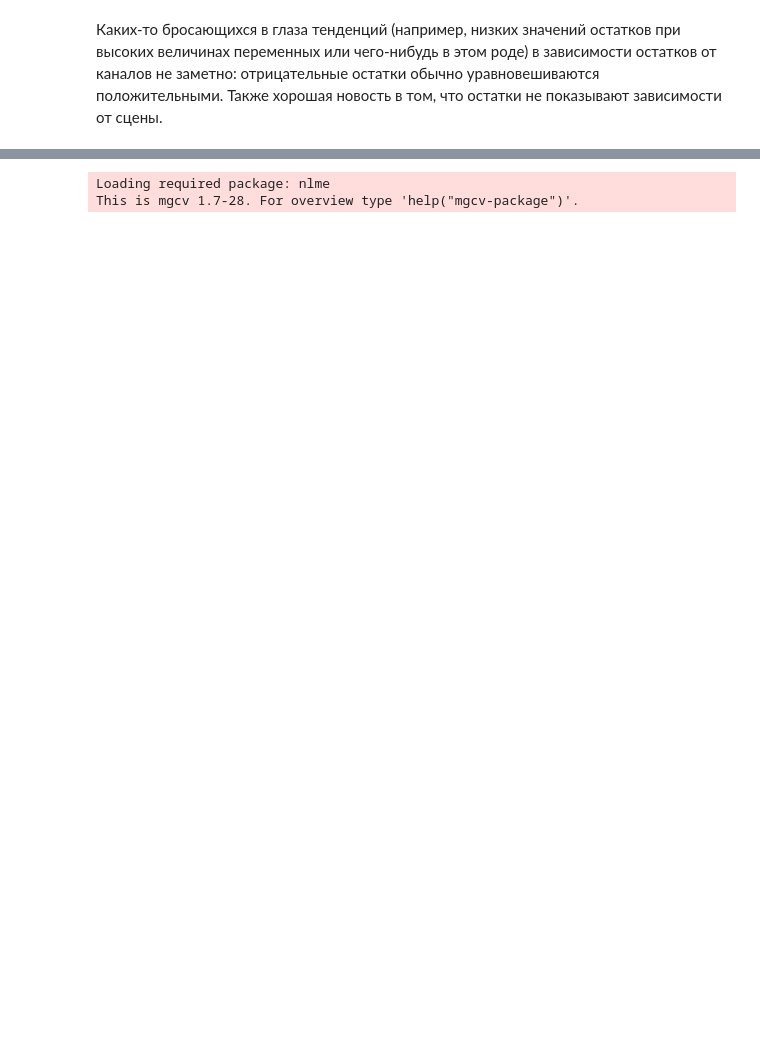
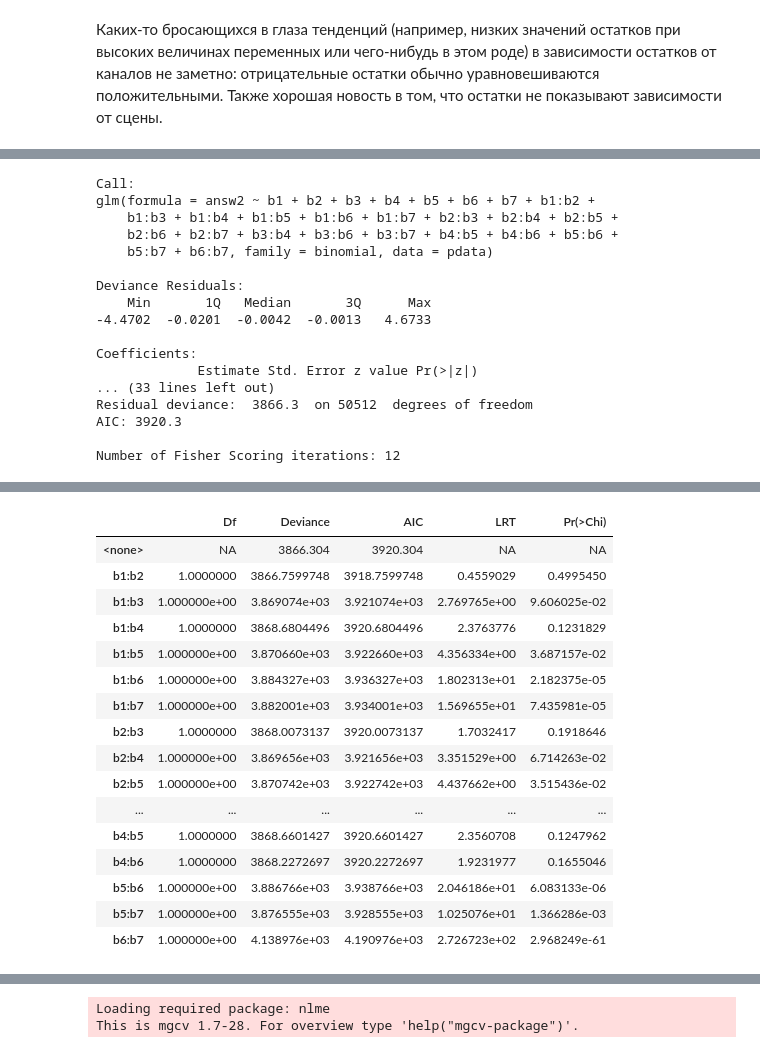
Before and after one commit to nextgis/remote_sensing, a Jupyter notebook: deforestation/CMASK_exploration.ipynb, the cells around one changed output, grey strips where cells are left out. Saved outputs shown, nothing was run; the diff lists cells and outputs as text; code cells hidden in the pictures; blank space fills up the shorter version.

```diff
--- a/deforestation/CMASK_exploration.ipynb
+++ b/deforestation/CMASK_exploration.ipynb
@@ -894,0 +1604,12 @@ png
+# %%
+simple.glm24 = glm(answ2 ~ b1 + b2 + b3 + b4 + b5 + b6 + b7 +
+                   b1:b2 + b1:b3 + b1:b4 + b1:b5 + b1:b6 + b1:b7 +
+                   b2:b3 + b2:b4 + b2:b5 + b2:b6 + b2:b7 +
+                   b3:b4 +         b3:b6 + b3:b7+
+                   b4:b5 + b4:b6 +
+                   b5:b6 + b5:b7 +
+                   b6:b7,
+                   data=pdata, family=binomial)
+summary(simple.glm24)
+drop1(simple.glm24, test="Chi")
+# %% [output]
@@ -894,0 +1618,17 @@ png
+Call:
+glm(formula = answ2 ~ b1 + b2 + b3 + b4 + b5 + b6 + b7 + b1:b2 +
+    b1:b3 + b1:b4 + b1:b5 + b1:b6 + b1:b7 + b2:b3 + b2:b4 + b2:b5 +
+    b2:b6 + b2:b7 + b3:b4 + b3:b6 + b3:b7 + b4:b5 + b4:b6 + b5:b6 +
+    b5:b7 + b6:b7, family = binomial, data = pdata)
+
+Deviance Residuals:
+    Min       1Q   Median       3Q      Max
+-4.4702  -0.0201  -0.0042  -0.0013   4.6733
+
+Coefficients:
+             Estimate Std. Error z value Pr(>|z|)
+... (33 lines left out)
+Residual deviance:  3866.3  on 50512  degrees of freedom
+AIC: 3920.3
+
+Number of Fisher Scoring iterations: 12
@@ -894,0 +1655,17 @@ png
+|  | Df | Deviance | AIC | LRT | Pr(>Chi) |
+| <none> | NA | 3866.304 | 3920.304 | NA | NA |
+| b1:b2 | 1.0000000 | 3866.7599748 | 3918.7599748 | 0.4559029 | 0.4995450 |
+| b1:b3 | 1.000000e+00 | 3.869074e+03 | 3.921074e+03 | 2.769765e+00 | 9.606025e-02 |
+| b1:b4 | 1.0000000 | 3868.6804496 | 3920.6804496 | 2.3763776 | 0.1231829 |
+| b1:b5 | 1.000000e+00 | 3.870660e+03 | 3.922660e+03 | 4.356334e+00 | 3.687157e-02 |
+| b1:b6 | 1.000000e+00 | 3.884327e+03 | 3.936327e+03 | 1.802313e+01 | 2.182375e-05 |
+| b1:b7 | 1.000000e+00 | 3.882001e+03 | 3.934001e+03 | 1.569655e+01 | 7.435981e-05 |
+| b2:b3 | 1.0000000 | 3868.0073137 | 3920.0073137 | 1.7032417 | 0.1918646 |
+| b2:b4 | 1.000000e+00 | 3.869656e+03 | 3.921656e+03 | 3.351529e+00 | 6.714263e-02 |
+| b2:b5 | 1.000000e+00 | 3.870742e+03 | 3.922742e+03 | 4.437662e+00 | 3.515436e-02 |
+| ... | ... | ... | ... | ... | ... |
+| b4:b5 | 1.0000000 | 3868.6601427 | 3920.6601427 | 2.3560708 | 0.1247962 |
+| b4:b6 | 1.0000000 | 3868.2272697 | 3920.2272697 | 1.9231977 | 0.1655046 |
+| b5:b6 | 1.000000e+00 | 3.886766e+03 | 3.938766e+03 | 2.046186e+01 | 6.083133e-06 |
+| b5:b7 | 1.000000e+00 | 3.876555e+03 | 3.928555e+03 | 1.025076e+01 | 1.366286e-03 |
+| b6:b7 | 1.000000e+00 | 4.138976e+03 | 4.190976e+03 | 2.726723e+02 | 2.968249e-61 |
```
Also changed, not shown: parts of 75 cells of this notebook, 7 other files.
